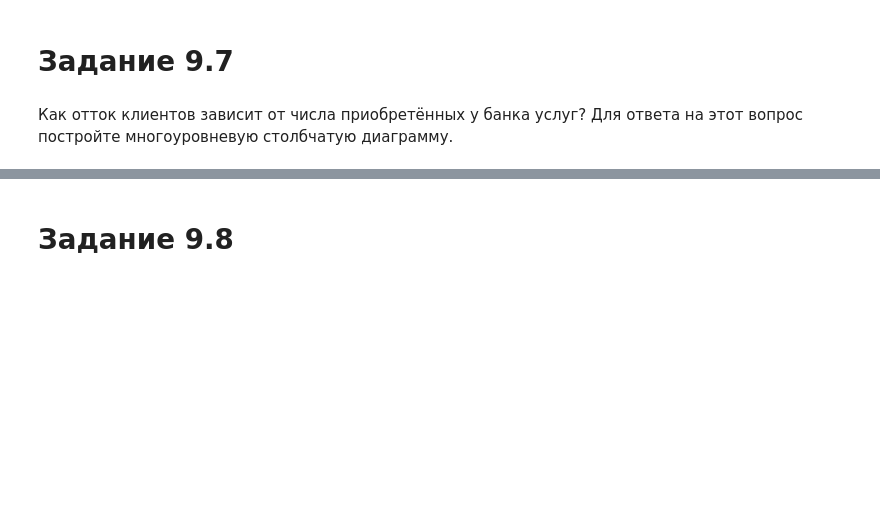
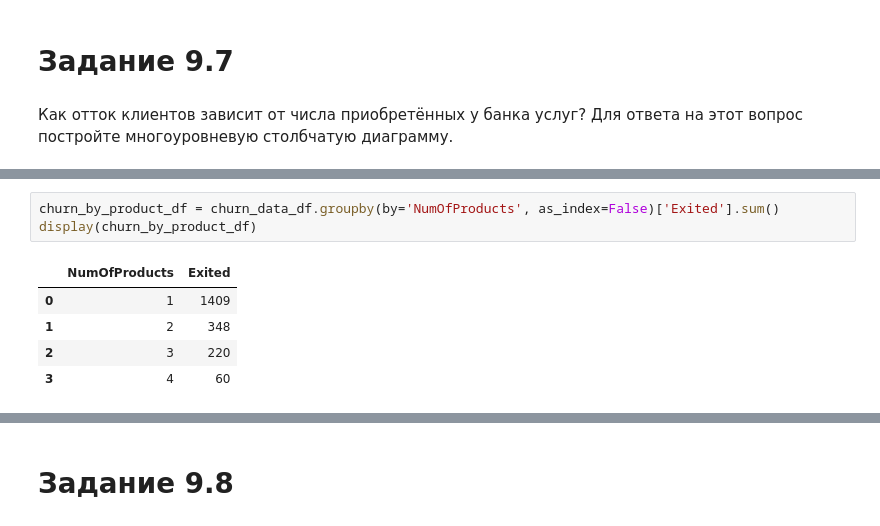
Before and after one commit to CheshirSml/sf_data_science, a Jupyter notebook: EDUCATION/PY_13/PY_13_examination.ipynb, the cells around one changed output, grey strips where cells are left out. Cells and saved outputs as stored; diff of their text form; blank space fills up the shorter version.

```diff
--- a/EDUCATION/PY_13/PY_13_examination.ipynb
+++ b/EDUCATION/PY_13/PY_13_examination.ipynb
@@ -318,0 +362,9 @@ churn_data_Age_df.groupby('Exited')['Age_group'].agg('describe')
+# %%
+churn_by_product_df = churn_data_df.groupby(by='NumOfProducts', as_index=False)['Exited'].sum()
+display(churn_by_product_df)
+# %% [output]
+|  | NumOfProducts | Exited |
+| 0 | 1 | 1409 |
+| 1 | 2 | 348 |
+| 2 | 3 | 220 |
+| 3 | 4 | 60 |
```
Also changed, not shown: parts of 6 cells of this notebook, 27 other files.
